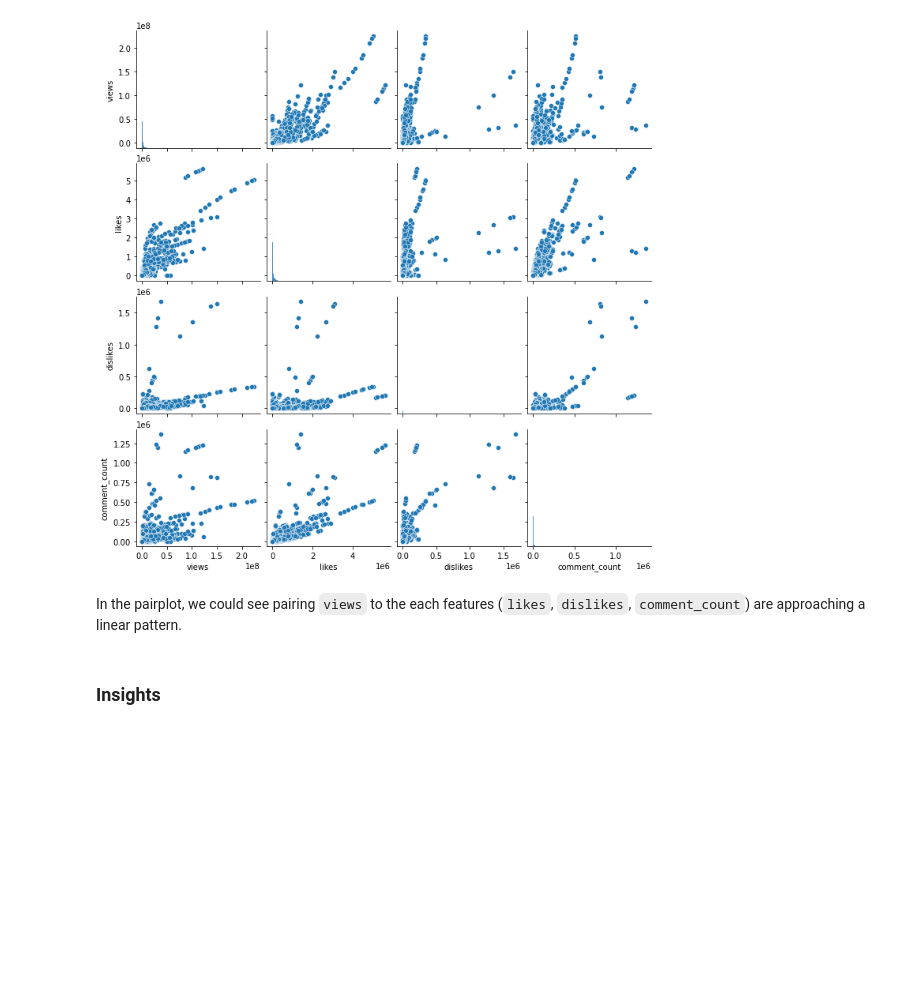
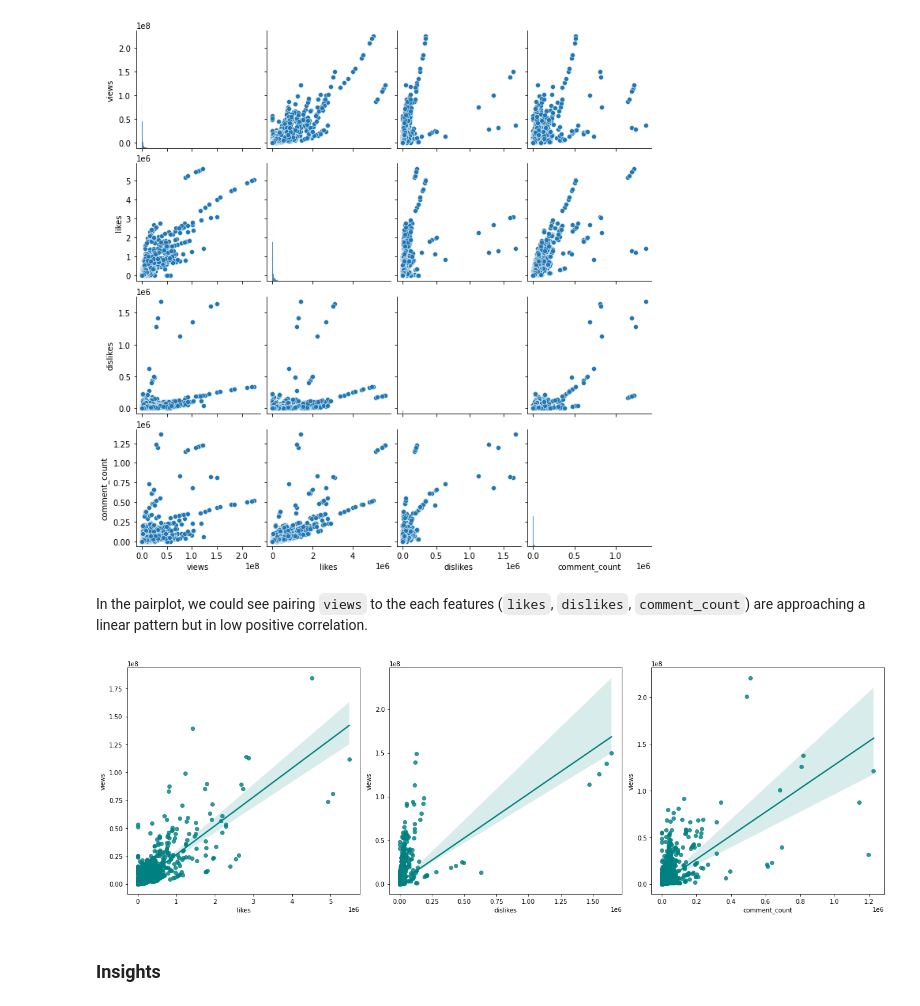
Before and after one commit to dendihandian/data-portfolio, a Jupyter notebook: youtube-views/youtube-views.ipynb, the cells around one changed output. Saved outputs shown, nothing was run; the diff lists cells and outputs as text; code cells hidden in the pictures; blank space fills up the shorter version.

Commit message:
add regplot after pairplot

```diff
--- a/youtube-views/youtube-views.ipynb
+++ b/youtube-views/youtube-views.ipynb
@@ -321,7 +320,19 @@ plt.show();
 # %% [output]
 [figure]
 # %% [markdown]
-In the pairplot, we could see pairing `views` to the each features (`likes`, `dislikes`, `comment_count`) are approaching a linear pattern.
+In the pairplot, we could see pairing `views` to the each features (`likes`, `dislikes`, `comment_count`) are approaching a linear pattern but in low positive correlation.
+# %%
+cols = ['likes', 'dislikes', 'comment_count']
+
+plt.figure(figsize=(18, 6))
+for index in range(0, len(cols)):
+    plt.subplot(1, len(cols), index+1)
+    sns.regplot(y='views', x=cols[index], data=dataset.sample(8000, random_state=1), color='teal')
+    plt.tight_layout()
+
+plt.show();
+# %% [output]
+[figure, added]
 # %% [markdown]
 ### Insights
 # %% [markdown]
```
Also changed, not shown: parts of 6 cells of this notebook.
